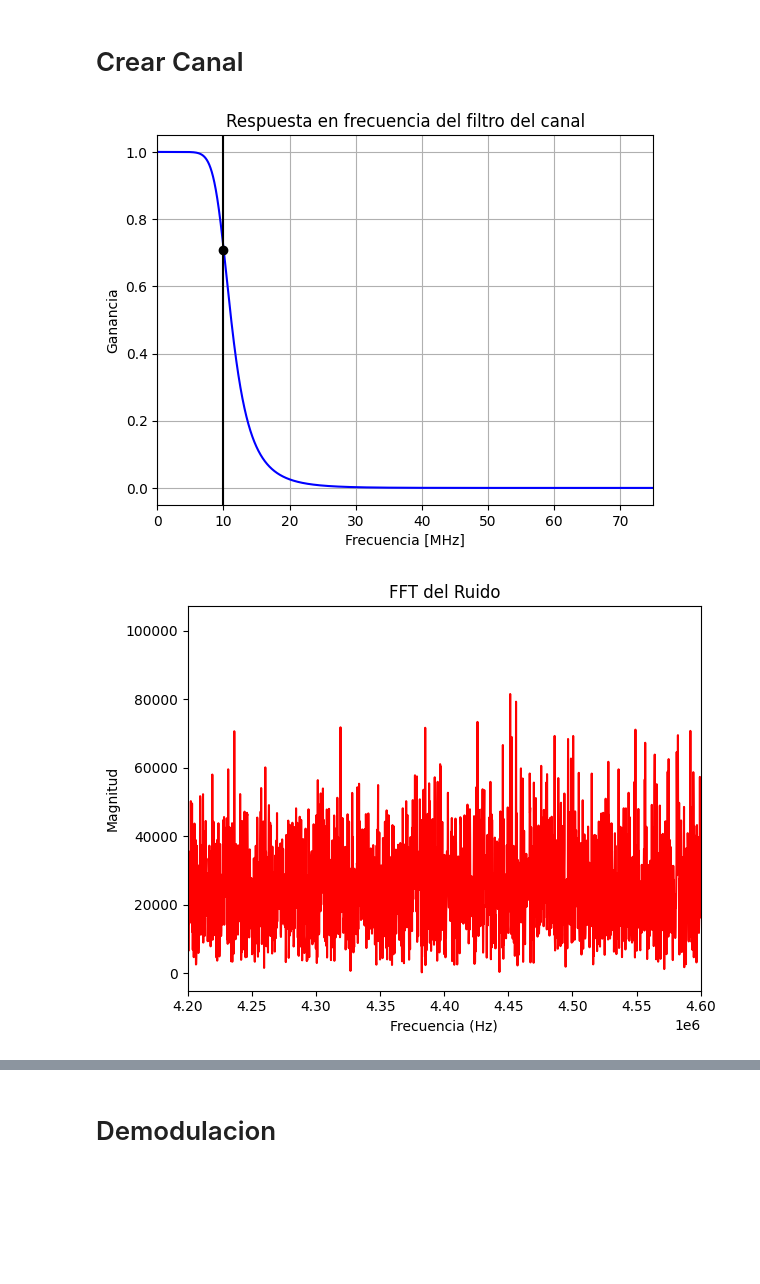
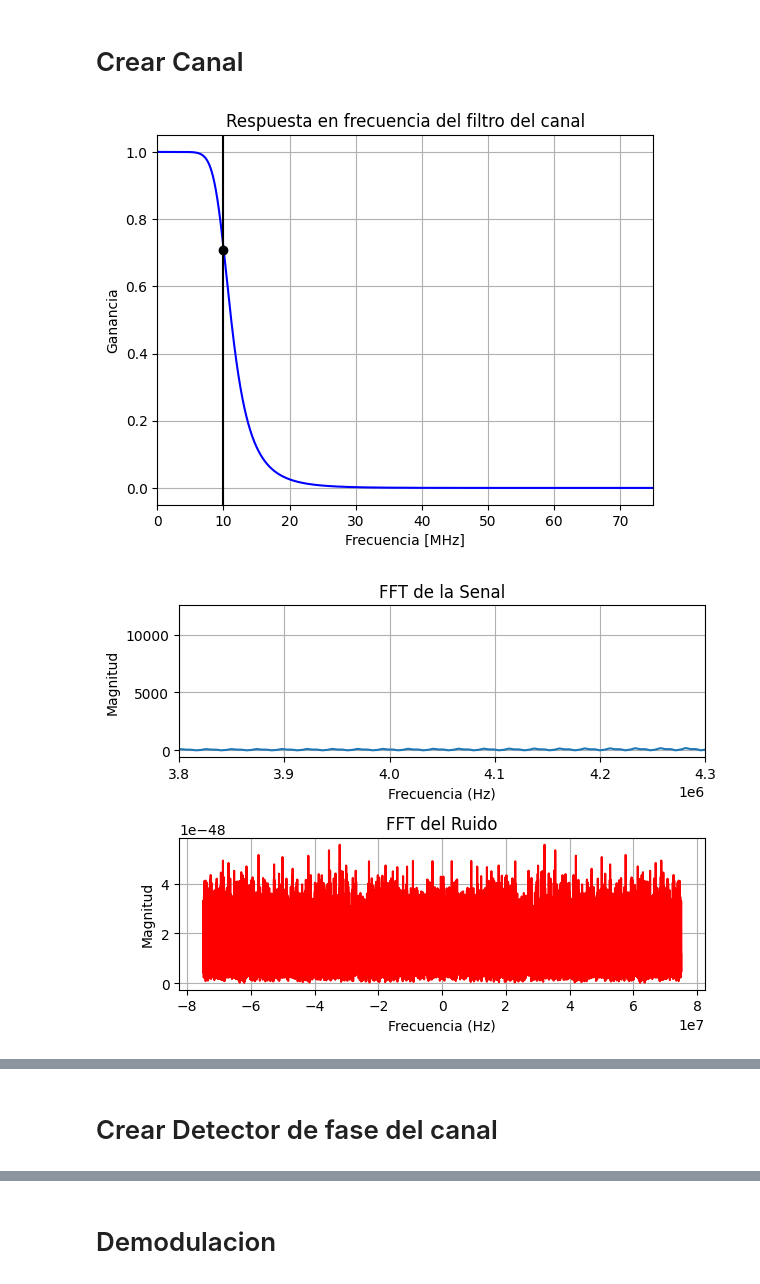
Before and after one commit to jbcgames/Laboratorio_1_Procesamiento, a Jupyter notebook: Proyecto_4QAM.ipynb, the cells around one changed output, grey strips where cells are left out. Cells and saved outputs as stored; diff of their text form; code cells hidden in the pictures; blank space fills up the shorter version.

Commit message:
detector fase

```diff
--- a/Proyecto_4QAM.ipynb
+++ b/Proyecto_4QAM.ipynb
@@ -98,7 +98,7 @@ def huffman_decode(bits: str, codes: dict) -> str:
         raise ValueError("Bits sobrantes: el flujo de bits no coincide con los códigos.")
     return "".join(out)
 
-msg = "En algun lugar de la Mancha, de cuyo nombre no quiero acordarme"
+msg = "Hola"
 print(len(msg)*8)
 bits, codes = huffman_encode(msg)
 print("Bits:", bits)
@@ -106,5 +106,5 @@ print("Códigos:", codes)
 print(len(bits))
 print("Decodificado:", huffman_decode(bits[:len(bits)], codes))
 # Agregar 3 bits adificonales en 1 para evitar errores en la decodificacion
-bits += '111'
+bits += '11'
 # %% [output]
@@ -302,6 +302,7 @@ plt.show()
 ### Creacion del canal
 import numpy
 from scipy.signal import lfilter, freqz
+from scipy.signal import lfilter
 def aplicar_fft(x, fs):
     N = len(x)
     X = numpy.fft.fft(x)
@@ -338,9 +339,9 @@ def crear_canal(x, fs, fc, atenuacion_db, snr_db=20):
     plt.grid()
     plt.show()
 
-
+    x_filtrada = aplicar_filtro(x, b, a)
     # Atenuacion
-    x_ruidos = agregar_ruido_gaussiano(x, snr_db)  # SNR de 20 dB
+    x_ruidos = agregar_ruido_gaussiano(x_filtrada, snr_db)  # SNR de 20 dB
     atenuacion = 10 ** (atenuacion_db / 20)
     X_atenuada = x_ruidos * atenuacion
 
@@ -359,34 +360,40 @@ def agregar_ruido_gaussiano(x, snr_db):
     #Graficacion FFT del Ruido
     f, X = aplicar_fft(x_ruidosa, fs)
     f_ruido, R = aplicar_fft(ruido, fs)
     plt.figure()
+    plt.subplot(2,1,1)
+    plt.plot(f, numpy.abs(X), label='Senal')
+    plt.title('FFT de la Senal')
+    plt.xlabel('Frecuencia (Hz)')
+    plt.ylabel('Magnitud')
     #plt.ylim(0, 500)
-    plt.xlim(4.2e6, 4.6e6)
+    plt.xlim(3.8e6, 4.3e6)
     plt.grid()
+    plt.subplot(2,1,2)
     plt.plot(f_ruido, numpy.abs(R), label='Ruido', color='red')
     plt.title('FFT del Ruido')
     plt.xlabel('Frecuencia (Hz)')
     plt.ylabel('Magnitud')
     plt.grid()
     plt.tight_layout()
     plt.show()
     return x_ruidosa
 # Prueba de canal
-fc = 10e6
+fcorte = 10e6
 #aplicar el canal a la señal con codificacion unipolar
-x_canal = crear_canal(señal_4QAM, fs, fc, atenuacion_db= 0 , snr_db=-30)
+x_canal = crear_canal(señal_4QAM, fs, fcorte, atenuacion_db= 0 , snr_db=1000)
 t_canal = t_portadora
 plt.figure()
 longitud=int(len(t)/50)
 tempo=625
 
 primer = int(longitud/2)+tempo
 plt.plot(t_canal[primer-100:primer+100],x_canal[primer-100:primer+100], label='Senal en el canal')
 plt.title('Senal en el canal')
 plt.xlabel('Tiempo (s)')
 plt.ylabel('Amplitud')
 plt.grid()
 plt.show()
 # %% [output]
 [figure]
-[figure, old version]
+[figure, new version]
@@ -393,0 +401,2 @@ plt.show()
+# %% [markdown]
+# Crear Detector de fase del canal
```
Also changed, not shown: parts of 10 cells of this notebook, 2 other files.
